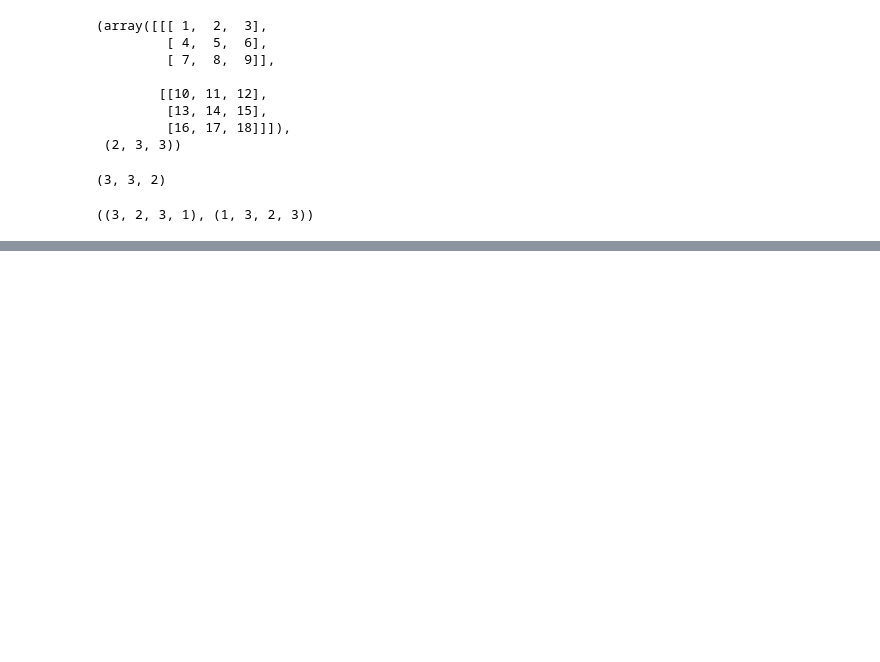
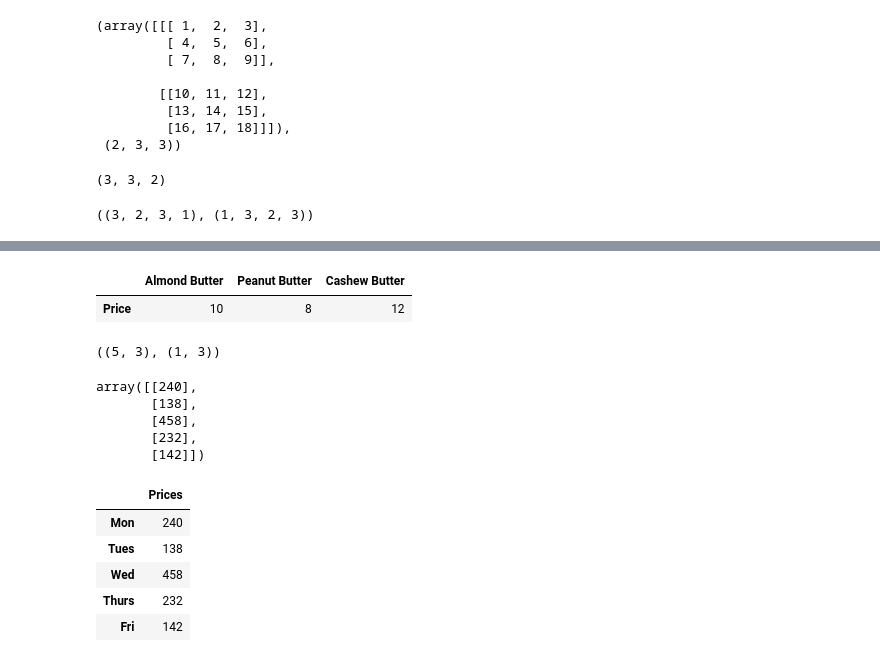
Before and after one commit to edwardsmoses/first-machine-learning-project, a Jupyter notebook: learningNumpy.ipynb, the cells around one changed output, grey strips where cells are left out. Cells and saved outputs as stored; diff of their text form; code cells hidden in the pictures; blank space fills up the shorter version.

```diff
--- a/learningNumpy.ipynb
+++ b/learningNumpy.ipynb
@@ -791,0 +824,11 @@ a5.T.shape, a5.shape
+# %%
+# reate Butter Prices Dataframe
+butter_prices = pd.DataFrame(prices.reshape(1,3), index= ["Price"], columns=["Almond Butter", "Peanut Butter", "Cashew Butter"]);
+butter_prices
+# %% [output]
+|  | Almond Butter | Peanut Butter | Cashew Butter |
+| Price | 10 | 8 | 12 |
+# %%
+weekly_sales.shape, butter_prices.shape
+# %% [output]
+((5, 3), (1, 3))
@@ -791,0 +837,17 @@ a5.T.shape, a5.shape
+# %%
+total_prices
+# %% [output]
+array([[240],
+       [138],
+       [458],
+       [232],
+       [142]])
+# %%
+weekly_sales.dot(butter_prices.T)
+# %% [output]
+|  | Prices |
+| Mon | 240 |
+| Tues | 138 |
+| Wed | 458 |
+| Thurs | 232 |
+| Fri | 142 |
```
Also changed, not shown: parts of 20 cells of this notebook.
